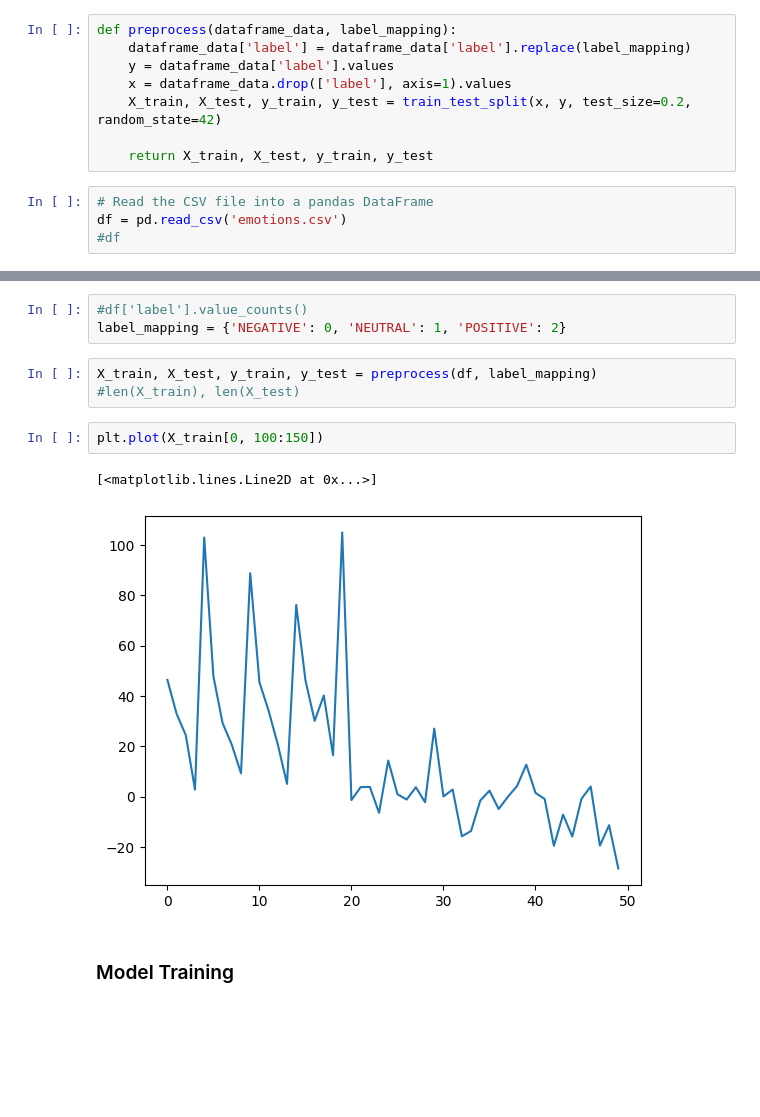
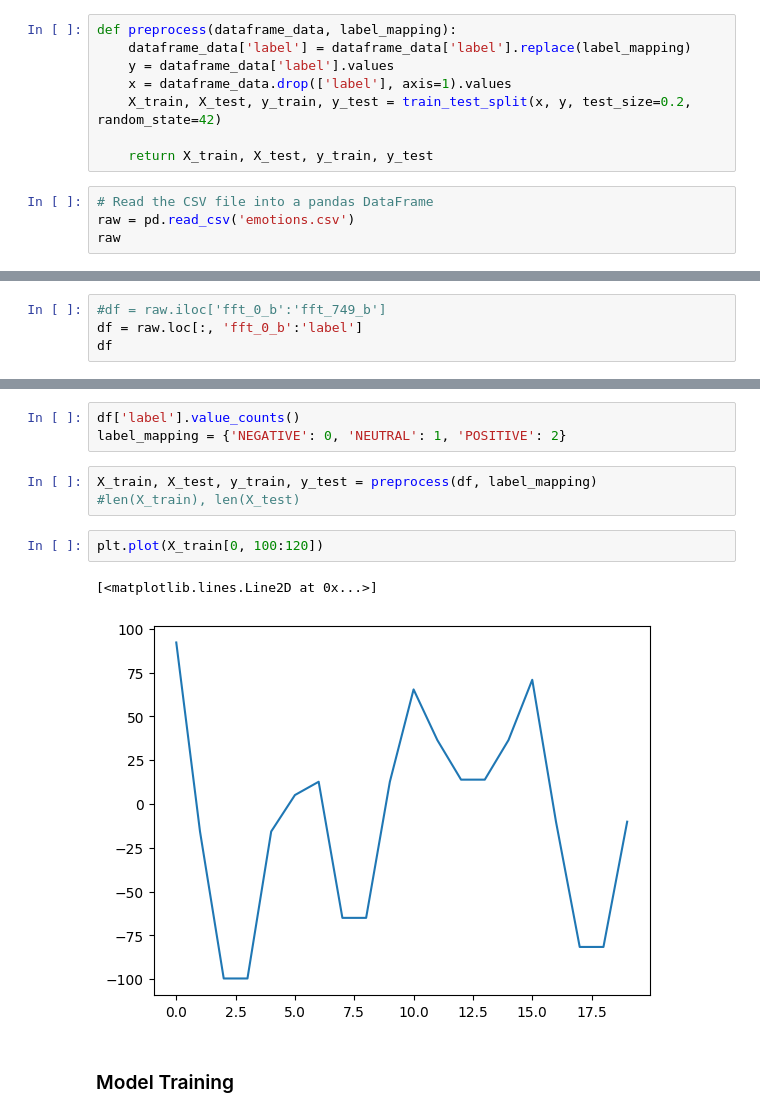
Before and after one commit to Aphiwish-Aphisaksiri/Hackathon, a Jupyter notebook: emotion_code.ipynb, the cells around one changed output, grey strips where cells are left out. Cells and saved outputs as stored; diff of their text form; blank space fills up the shorter version.

```diff
--- a/emotion_code.ipynb
+++ b/emotion_code.ipynb
@@ -14,5 +15,5 @@ def preprocess(dataframe_data, label_mapping):
     return X_train, X_test, y_train, y_test
 # %%
 # Read the CSV file into a pandas DataFrame
-df = pd.read_csv('emotions.csv')
-#df
+raw = pd.read_csv('emotions.csv')
+raw
@@ -18,0 +50,4 @@ df = pd.read_csv('emotions.csv')
+# %%
+#df = raw.iloc['fft_0_b':'fft_749_b']
+df = raw.loc[:, 'fft_0_b':'label']
+df
@@ -19,14 +68,14 @@ df = pd.read_csv('emotions.csv')
 # %%
-#df['label'].value_counts()
+df['label'].value_counts()
 label_mapping = {'NEGATIVE': 0, 'NEUTRAL': 1, 'POSITIVE': 2}
 # %%
 X_train, X_test, y_train, y_test = preprocess(df, label_mapping)
 #len(X_train), len(X_test)
 # %%
-plt.plot(X_train[0, 100:150])
+plt.plot(X_train[0, 100:120])
 # %% [output]
 [<matplotlib.lines.Line2D at 0x...>]
-[figure, old version]
+[figure, new version]
 # %% [markdown]
 ### Model Training
 # %%
```
Also changed, not shown: parts of 7 cells of this notebook.
